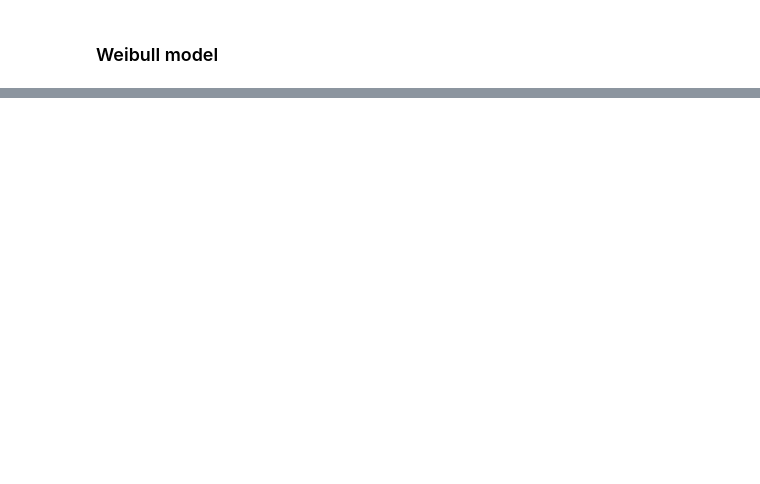
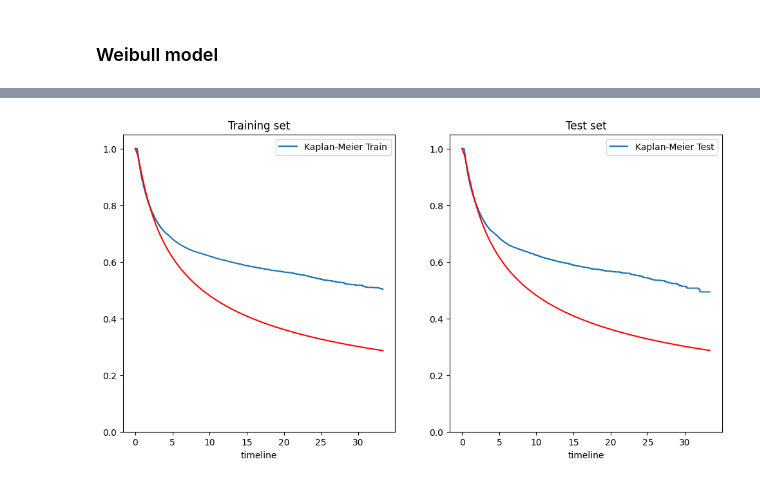
Before and after one commit to nhilariosilva/rais_analysis, a Jupyter notebook: Linear Final Models/Proportional Hazards.ipynb, the cells around one changed output, grey strips where cells are left out. Cells and saved outputs as stored; diff of their text form; code cells hidden in the pictures; blank space fills up the shorter version.

```diff
--- a/Linear Final Models/Proportional Hazards.ipynb
+++ b/Linear Final Models/Proportional Hazards.ipynb
@@ -559,0 +492,30 @@ NameError: name 'model' is not defined
+# %%
+with tf.device("/GPU:0"):
+    seed = 10
+    lognormal_model = thf.ModelNN(lognormal_parameters, lognormal_loss, lognormal_neural_network, lognormal_call, lognormal_call_nolast,
+                                input_dim = (X_train_nn.shape[1],), seed = seed)
+    lognormal_model.pre_train_model(epochs = None, x = X_train_nn, data = data_train, shuffle = True)
+    lognormal_model.train_model(epochs = 5000, x = X_train_nn, data = data_train,
+                                shuffle = True,
+                                get_covariances = True,
+                                validation = True, val_prop = 0.2, # Tells model to explicitly separate data into train and validation automatically
+                                force_training_validation = False,
+                                optimizer_independent = optimizers.Adam(learning_rate = 0.001),
+                                optimizer_nn = optimizers.Adam(learning_rate = 0.001),
+                                fine_tune_nn_lr = 0.01, fine_tune_independent_lr = 0.01,
+                                early_stopping = True, early_stopping_patience = 10,
+                                early_stopping_warmup = 50,
+                                reduce_lr = True, reduce_lr_warmup = 0,
+                                reduce_lr_factor = 0.5, reduce_lr_min_delta = 1.0e-3, reduce_lr_patience = 5,
+                                reduce_lr_cooldown = 10, reduce_lr_min_lr = 1.0e-5,
+                                fine_tune = True,
+                                finetune_early_stopping = True, finetune_early_stopping_patience = 10,
+                                finetune_early_stopping_warmup = 50,
+                                finetune_reduce_lr = True, finetune_reduce_lr_warmup = 0,
+                                finetune_reduce_lr_factor = 0.5, finetune_reduce_lr_min_delta = 1.0e-4, finetune_reduce_lr_patience = 5,
+                                # finetune_reduce_lr_factor = 0.5, finetune_reduce_lr_min_delta = 1.0, finetune_reduce_lr_patience = 5,
+                                finetune_reduce_lr_cooldown = 10, finetune_reduce_lr_min_lr = 1.0e-5,
+                                deterministic = True,
+                                verbose = True, print_freq = 1,
+                                train_batch_size = None, val_batch_size = None,
+                                buffer_size = None, gradient_accumulation_steps = None)
@@ -559,0 +540,16 @@ NameError: name 'model' is not defined
+# %%
+results_lognormal = ph.get_survival_lognormal(lognormal_model, y_train, z_train, X_train_nn, y_test, z_test, X_test_nn, ngrid = 100)
+
+fig, ax = plt.subplots(nrows = 1, ncols = 2, figsize = (12,6))
+
+# n_max = 2000
+n_max = results_lognormal["S_ts_train"].shape[1]
+train_idx = np.random.choice( np.arange(results_lognormal["S_ts_train"].shape[1]), size = np.min([n_max, results_lognormal["S_ts_train"].shape[1]]), replace = False )
+test_idx = np.random.choice( np.arange(results_lognormal["S_ts_test"].shape[1]), size = np.min([n_max, results_lognormal["S_ts_test"].shape[1]]), replace = False )
+
+utils.average_kaplan_meier(results_lognormal["ts_grid"].flatten(),
+                           results_lognormal["S_ts_train"][:, train_idx], results_lognormal["S_ts_test"][:, test_idx],
+                           y_train[train_idx], delta_train[train_idx], y_test[test_idx], delta_test[test_idx], show_individual = False, ax1 = ax[0], ax2 = ax[1])
+plt.show()
+# %% [output]
+[figure, added]
```
Also changed, not shown: parts of 46 cells of this notebook, 5 other files.
